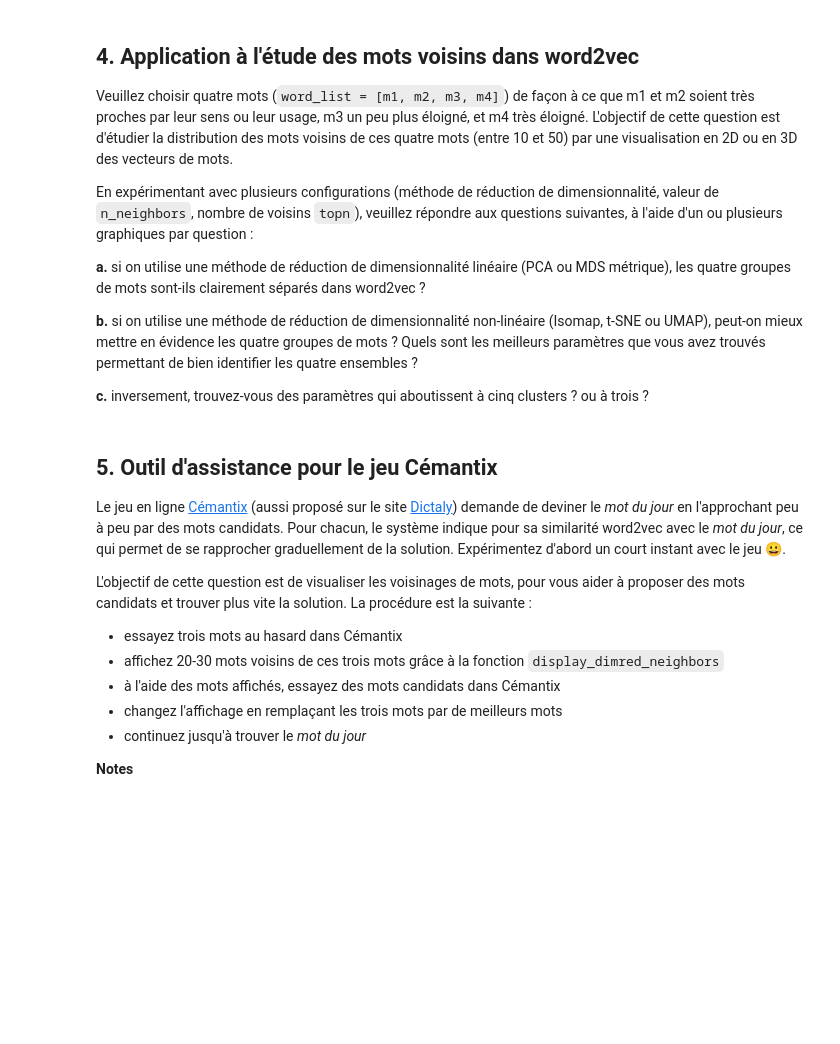
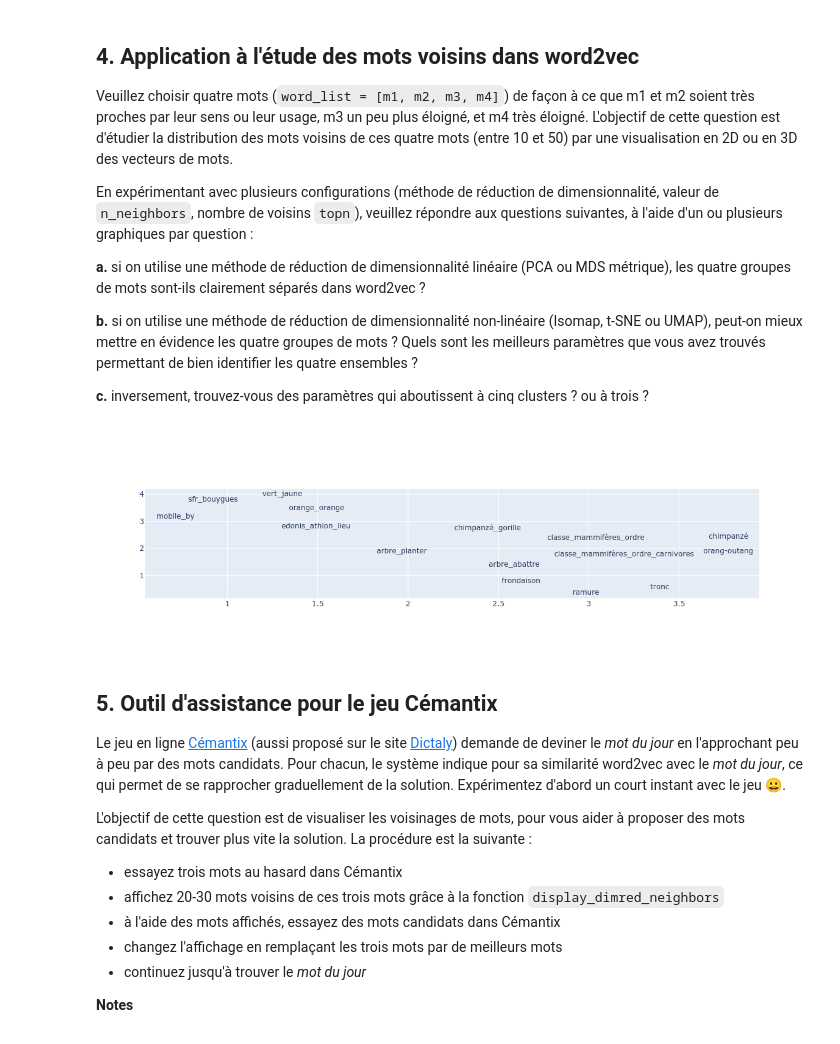
Before and after one commit to HUART1848/APN_L4, a Jupyter notebook: Labo4_word_vectors_student.ipynb, the cells around one changed output. Cells and saved outputs as stored; diff of their text form; code cells hidden in the pictures; blank space fills up the shorter version.

```diff
--- a/Labo4_word_vectors_student.ipynb
+++ b/Labo4_word_vectors_student.ipynb
@@ -164,5 +174,35 @@ ModuleNotFoundError: No module named 'umap'
 # %%
 def display_dimred_neighbors(model, word_list, n_components = 3, topn = 5, method = 'pca', n_neighbors = 5):
+    nn = neighbors(model, word_list, topn=topn)
+
+    points = np.array([model.get_vector(n["neighbor"]) for n in nn])
+
+    reducer = None
+    match(method):
+        case "mds":
+            reducer = MDS(n_components=n_components)
+        case "isomap":
+            reducer = Isomap(n_components=n_components, n_neighbors=n_neighbors)
+        case "tsne":
+            reducer = TSNE(n_components=n_components, perplexity=n_neighbors)
+        case "umap":
+            reducer = UMAP(n_components=n_components, n_neighbors=n_neighbors)
+        case _:
+            # ACP par défaut
+            reducer = PCA(n_components=n_components)
+
+    points = reducer.fit_transform(points)
+
+    if n_components == 2:
+         go.Figure(go.Scatter(x=points[:, 0],
+                         y=points[:, 1],
+                         name=f"{' ,'.join(word_list)} et {topn} voisins",
+                         text=[word["neighbor"] for word in nn],
+                         mode="text")).show()
+    elif n_components == 3:
+        pass
+    else:
+        print(points)
 # %% [markdown]
 ## 4. Application à l'étude des mots voisins dans word2vec
 
@@ -177,6 +217,9 @@ En expérimentant avec plusieurs configurations (méthode de réduction de dimen
 **c.** inversement, trouvez-vous des paramètres qui aboutissent à cinq clusters ? ou à trois ?
 # %%
 # Insérer ici la liste de mots.
+display_dimred_neighbors(model, ["orange", "arbre", "orang-outan"], method="umap", n_components=2)
+# %% [output]
+[figure, added]
 # %%
 # Question 4a
 # %%
```
Also changed, not shown: parts of 5 cells of this notebook.
